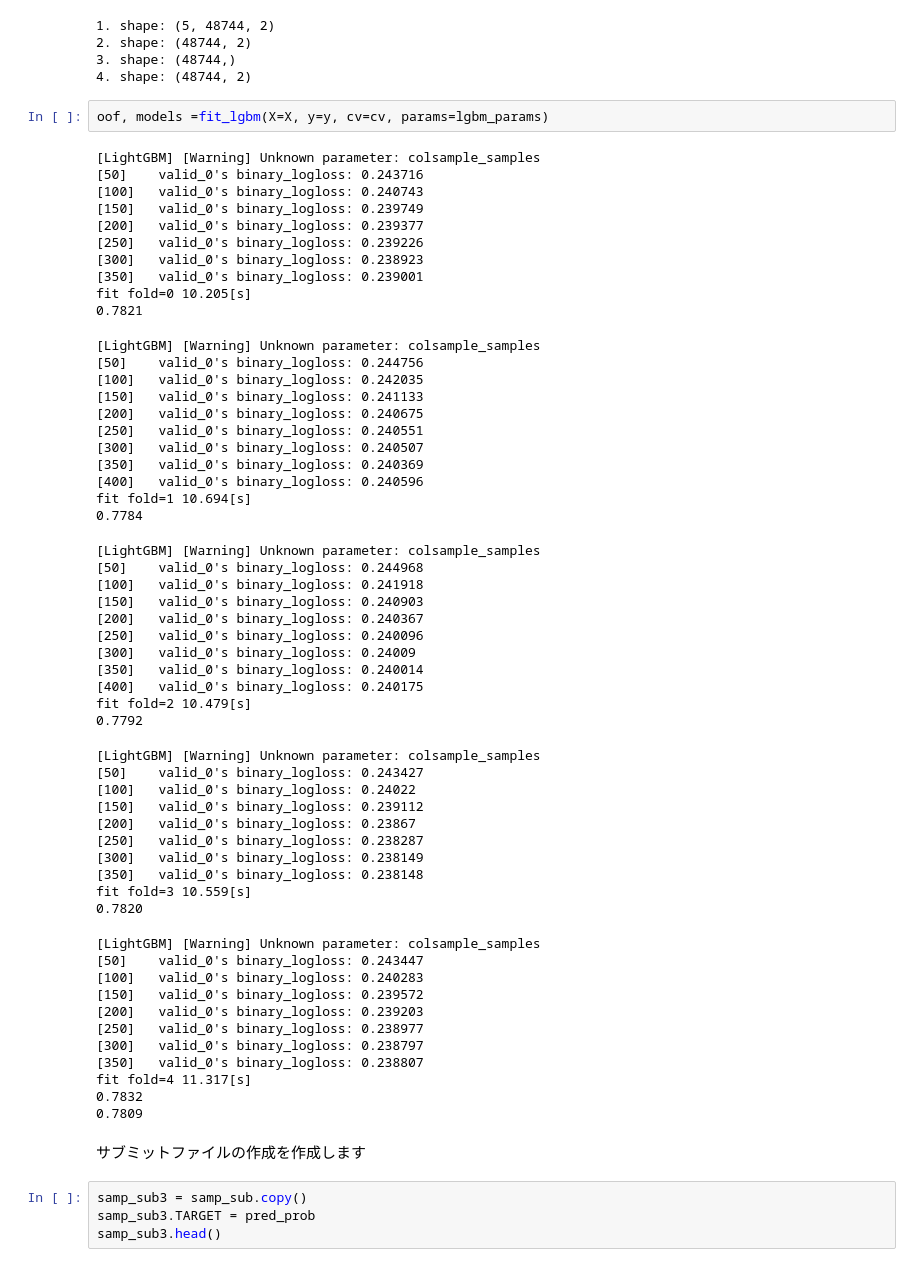
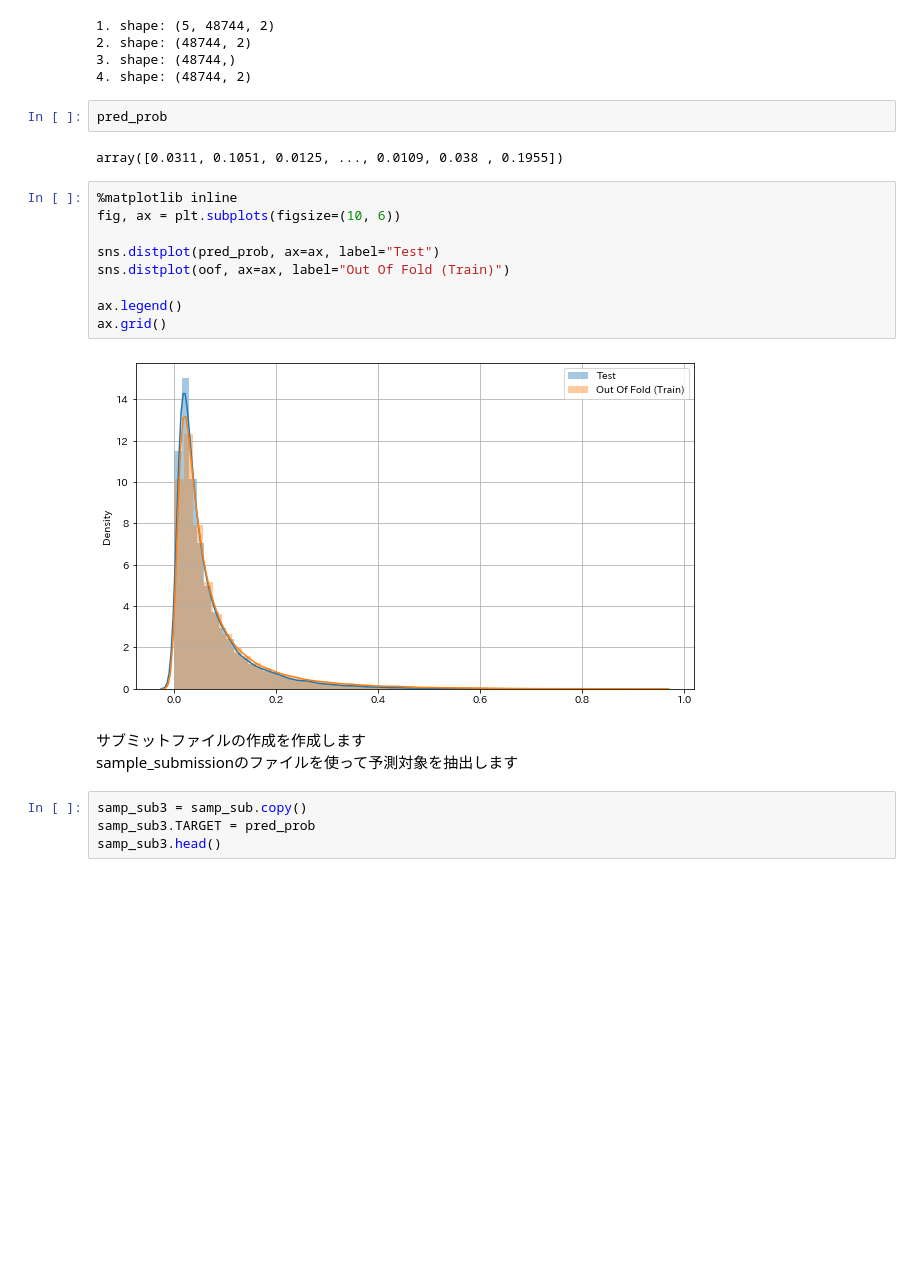
Before and after one commit to idsts2670/kaggle, a Jupyter notebook: home-credit-default-risk/home-credit-default.ipynb, the cells around one changed output. Drawn from its saved outputs; the diff is of its cells as text; blank space fills up the shorter version.

```diff
--- a/home-credit-default-risk/home-credit-default.ipynb
+++ b/home-credit-default-risk/home-credit-default.ipynb
@@ -1448,64 +1615,24 @@ print('4. shape:', samp_sub.shape)
 2. shape: (48744, 2)
 3. shape: (48744,)
 4. shape: (48744, 2)
-# %%
-oof, models =fit_lgbm(X=X, y=y, cv=cv, params=lgbm_params)
-# %% [output]
-[LightGBM] [Warning] Unknown parameter: colsample_samples
-[50]    valid_0's binary_logloss: 0.243716
-[100]   valid_0's binary_logloss: 0.240743
-[150]   valid_0's binary_logloss: 0.239749
-[200]   valid_0's binary_logloss: 0.239377
-[250]   valid_0's binary_logloss: 0.239226
-[300]   valid_0's binary_logloss: 0.238923
-[350]   valid_0's binary_logloss: 0.239001
-fit fold=0 10.205[s]
-0.7821
-[LightGBM] [Warning] Unknown parameter: colsample_samples
-[50]    valid_0's binary_logloss: 0.244756
-[100]   valid_0's binary_logloss: 0.242035
-[150]   valid_0's binary_logloss: 0.241133
-[200]   valid_0's binary_logloss: 0.240675
-[250]   valid_0's binary_logloss: 0.240551
-[300]   valid_0's binary_logloss: 0.240507
-[350]   valid_0's binary_logloss: 0.240369
-[400]   valid_0's binary_logloss: 0.240596
-fit fold=1 10.694[s]
-0.7784
-[LightGBM] [Warning] Unknown parameter: colsample_samples
-[50]    valid_0's binary_logloss: 0.244968
-[100]   valid_0's binary_logloss: 0.241918
-[150]   valid_0's binary_logloss: 0.240903
-[200]   valid_0's binary_logloss: 0.240367
-[250]   valid_0's binary_logloss: 0.240096
-[300]   valid_0's binary_logloss: 0.24009
-[350]   valid_0's binary_logloss: 0.240014
-[400]   valid_0's binary_logloss: 0.240175
-fit fold=2 10.479[s]
-0.7792
-[LightGBM] [Warning] Unknown parameter: colsample_samples
-[50]    valid_0's binary_logloss: 0.243427
-[100]   valid_0's binary_logloss: 0.24022
-[150]   valid_0's binary_logloss: 0.239112
-[200]   valid_0's binary_logloss: 0.23867
-[250]   valid_0's binary_logloss: 0.238287
-[300]   valid_0's binary_logloss: 0.238149
-[350]   valid_0's binary_logloss: 0.238148
-fit fold=3 10.559[s]
-0.7820
-[LightGBM] [Warning] Unknown parameter: colsample_samples
-[50]    valid_0's binary_logloss: 0.243447
-[100]   valid_0's binary_logloss: 0.240283
-[150]   valid_0's binary_logloss: 0.239572
-[200]   valid_0's binary_logloss: 0.239203
-[250]   valid_0's binary_logloss: 0.238977
-[300]   valid_0's binary_logloss: 0.238797
-[350]   valid_0's binary_logloss: 0.238807
-fit fold=4 11.317[s]
-0.7832
-0.7809
+# %%
+pred_prob
+# %% [output]
+array([0.0311, 0.1051, 0.0125, ..., 0.0109, 0.038 , 0.1955])
+# %%
+%matplotlib inline
+fig, ax = plt.subplots(figsize=(10, 6))
+
+sns.distplot(pred_prob, ax=ax, label="Test")
+sns.distplot(oof, ax=ax, label="Out Of Fold (Train)")
+
+ax.legend()
+ax.grid()
+# %% [output]
+[figure, added]
 # %% [markdown]
-サブミットファイルの作成を作成します
+サブミットファイルの作成を作成します\
+sample_submissionのファイルを使って予測対象を抽出します
 # %%
 samp_sub3 = samp_sub.copy()
 samp_sub3.TARGET = pred_prob
```
Also changed, not shown: parts of 44 cells of this notebook, 1 other file.
